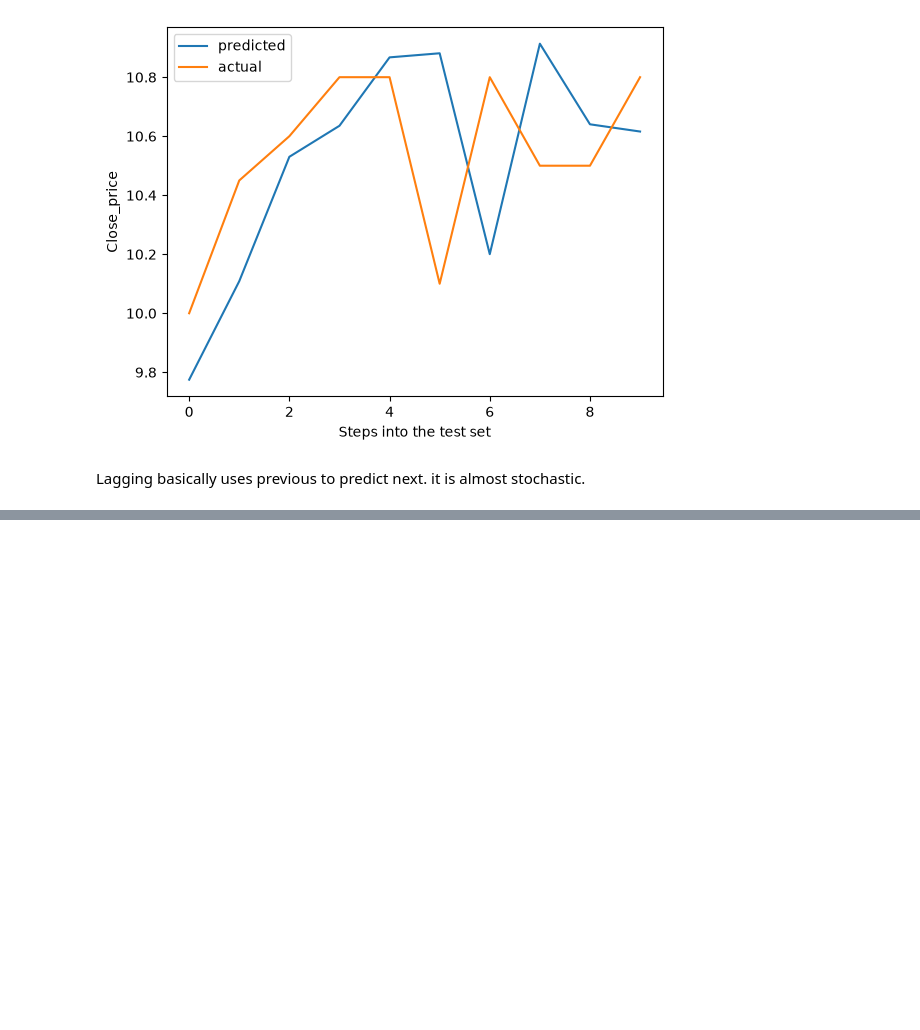
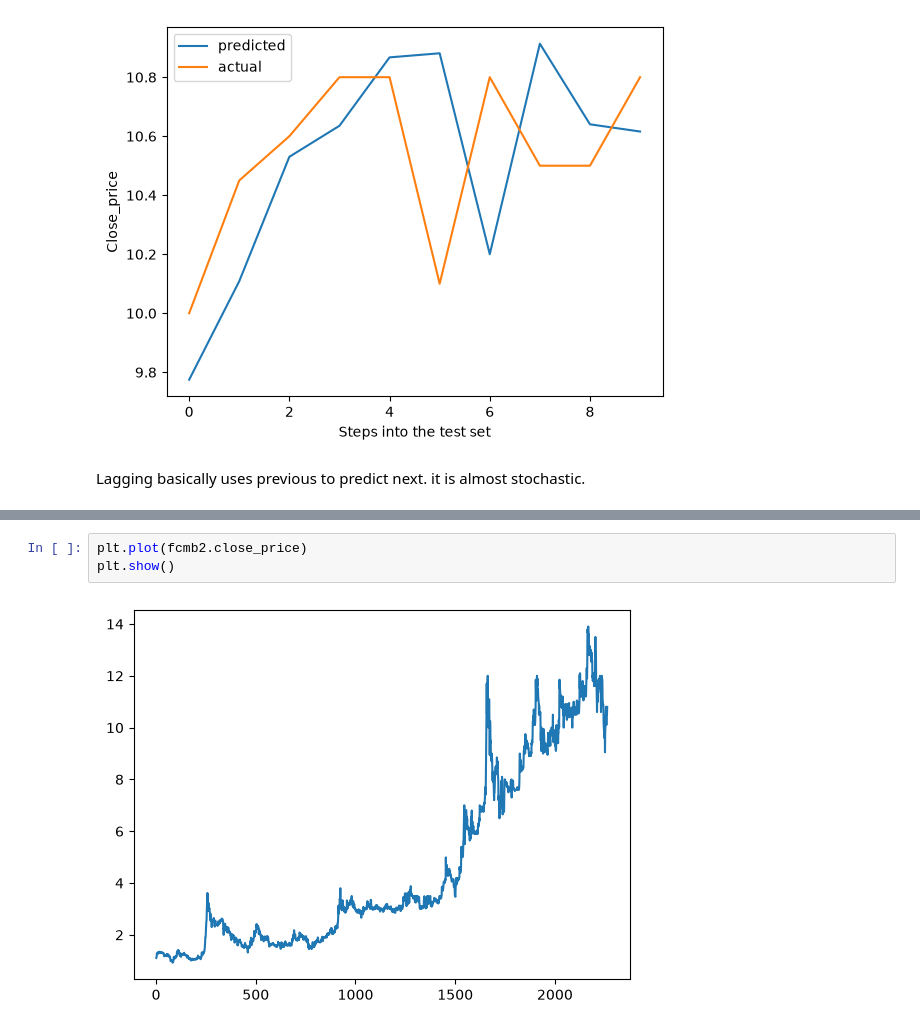
Before and after one commit to Udeani4/SectorLevel_StockPerformance_Predictoion, a Jupyter notebook: FCMB_stock_pred.ipynb, the cells around one changed output, grey strips where cells are left out. Cells and saved outputs as stored; diff of their text form; blank space fills up the shorter version.

```diff
--- a/FCMB_stock_pred.ipynb
+++ b/FCMB_stock_pred.ipynb
@@ -533,0 +622,5 @@ Lagging basically uses previous to predict next. it is almost stochastic.
+# %%
+plt.plot(fcmb2.close_price)
+plt.show()
+# %% [output]
+[figure, added]
```
Also changed, not shown: parts of 43 cells of this notebook, 1 other file.
